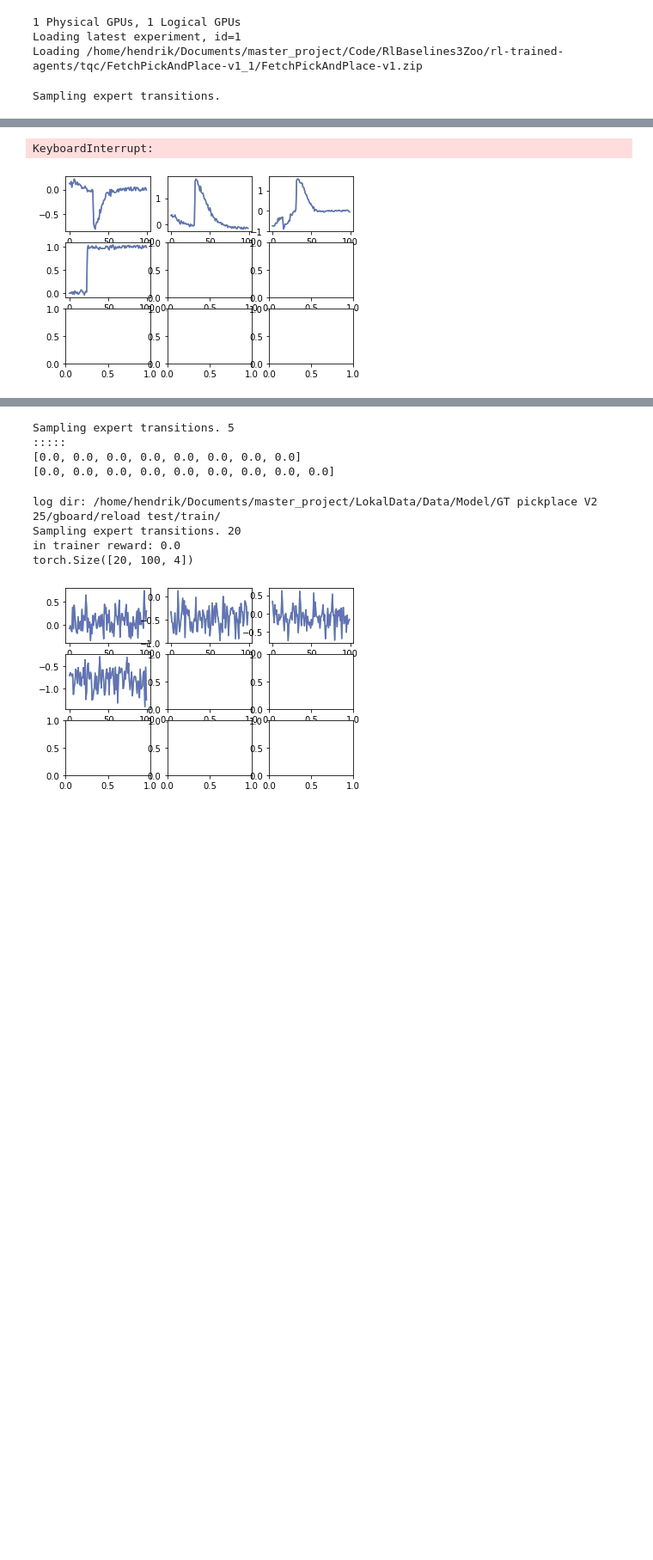
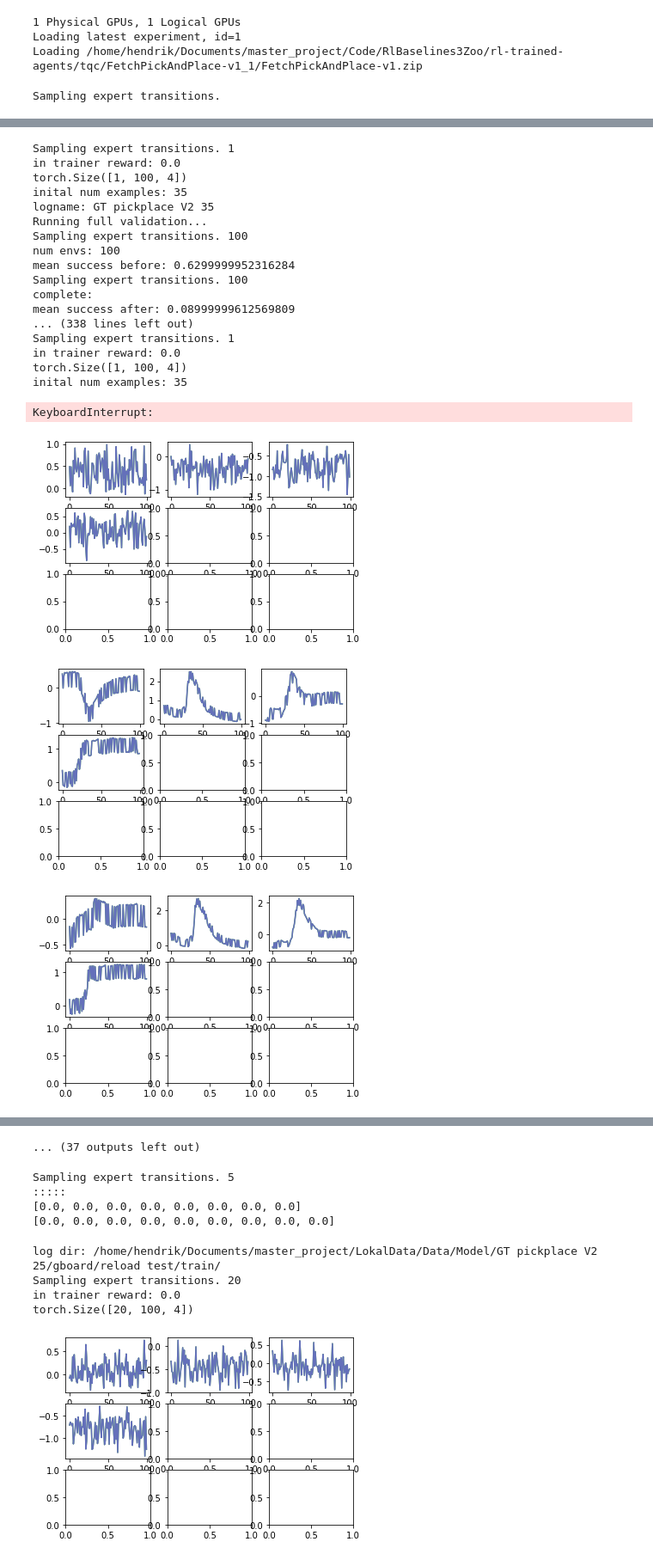
Before and after one commit to ReliableTree/metaworld, a Jupyter notebook: trainer_test.ipynb, the cells around one changed output, grey strips where cells are left out. Shown at 86% size. Cells and saved outputs as stored; diff of their text form; code cells hidden in the pictures; blank space fills up the shorter version.

```diff
--- a/trainer_test.ipynb
+++ b/trainer_test.ipynb
@@ -138,7 +138,7 @@ def sample_expert_transitions(expert):
     rollouts = rollout.rollout(
         expert,
         dv1,
-        rollout.make_sample_until(min_timesteps=None, min_episodes=25),
+        rollout.make_sample_until(min_timesteps=None, min_episodes=35),
         unwrap=True,
         exclude_infos=False,
     )
@@ -154,20 +154,20 @@ args_obj.set_batchsize(32)
 args_obj.set_data_path(path='/home/hendrik/Documents/master_project/LokalData/')
 args_obj.set_device(device='cuda')
 args_obj.set_feature_extractor(DummyExtractor())
-args_obj.set_log_name('GT pickplace V2 25 continue')
+args_obj.set_log_name('GT pickplace V2 35')
 args_obj.set_meta_optimizer_lr(1e-2)
 args_obj.set_mlr(5e-5)
 args_obj.set_network_setup(NetworkSetup())
 args_obj.set_tboard(True)
 args_obj.set_demonstrations(demonstrations=transitions)
-args_obj.set_val_every(interval=1000)
+args_obj.set_n_steps(n_steps=30000)
 args_obj.set_epoch_len(epoch_len=100)
-args_obj.set_imitation_phase(False)
+args_obj.set_imitation_phase(True)
 args_obj.set_weight_decay(1e-2)
 args_obj.set_new_epoch(new_epoch=new_epoch)
 args_obj.set_eval_epochs(epochs=100)
 args_obj.set_opt_steps(20)
-args_obj.set_complete_modulo(20)
+args_obj.set_complete_modulo(1)
 
 ac = ActiveCritic(
     policy=None,
@@ -186,11 +186,11 @@ log dir: /home/hendrik/Documents/master_project/LokalData/gboard/GT pickplace V2
 [figure]
 # %%
-ac.network.loadNetworkFromFile(path='/home/hendrik/Documents/master_project/LokalData/Data/Model/GT pickplace V2 25/last/')
+#ac.network.loadNetworkFromFile(path='/home/hendrik/Documents/master_project/LokalData/Data/Model/GT pickplace V2 25/last/')
 # %%
 train_policy(trainer=ac,
 learn_fct=ac.learn,
 val_env=ac.env,
-logname='GT pick place V2 imitation 25 continue',
+logname=args_obj.logname,
 path='/home/hendrik/Documents/master_project/LokalData/TransformerImitationLearning/',
 n_epochs=1000,
 n_steps=1,
@@ -221,2 +220,21 @@ Sampling expert transitions. 100
-KeyboardInterrupt:
+Sampling expert transitions. 1
+in trainer reward: 0.0
+torch.Size([1, 100, 4])
+inital num examples: 35
+logname: GT pickplace V2 35
+Running full validation...
+Sampling expert transitions. 100
+num envs: 100
+mean success before: 0.6299999952316284
+Sampling expert transitions. 100
+complete:
+mean success after: 0.08999999612569809
+... (338 lines left out)
+Sampling expert transitions. 1
+in trainer reward: 0.0
+torch.Size([1, 100, 4])
+inital num examples: 35
+KeyboardInterrupt:
-[figure, old version]
+[figure, new version]
+[figure, added]
+[figure, added]
@@ -223,3 +247,4 @@ KeyboardInterrupt:
+... (37 outputs left out)
 # %%
 a, b, c = ac.network.sample_new_episode(policy=ac.policy, env=dv1, episodes=5, add_data=False)
 # %% [output]
```
Also changed, not shown: parts of 3 cells of this notebook, 7 other files.
